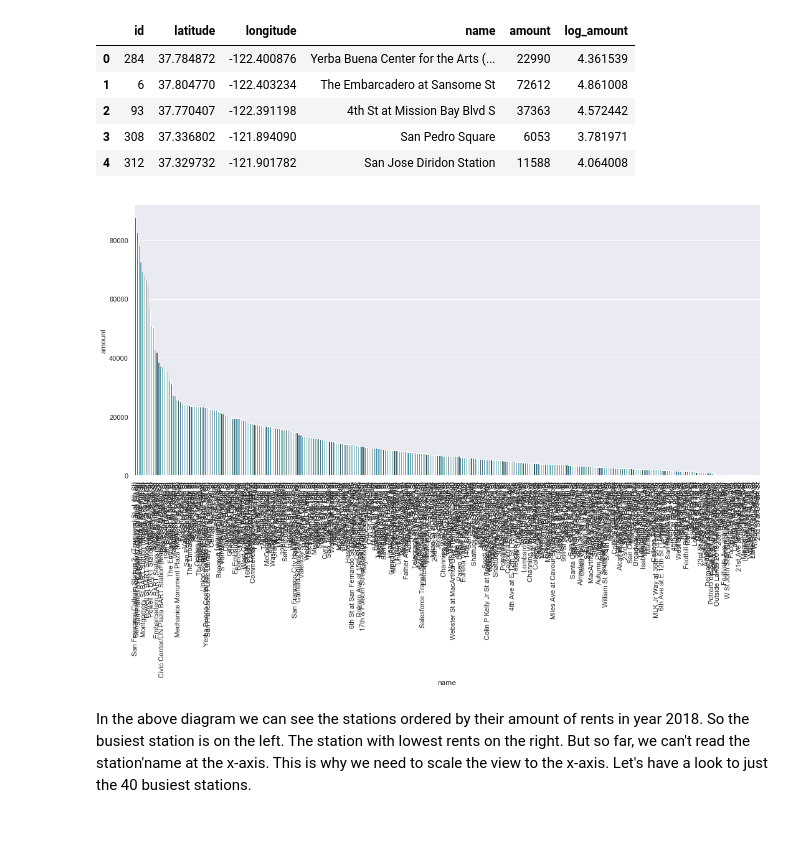
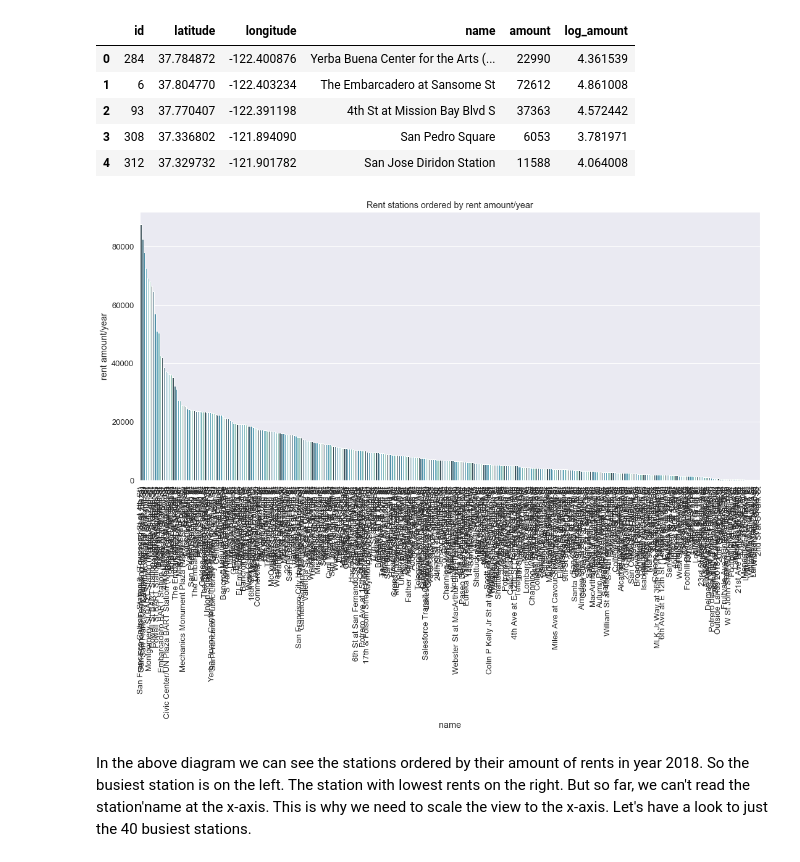
Before and after one commit to resa89/DataAnalystND, a Jupyter notebook: 07_CommunicatingDataFindings/wrangle_act.ipynb, the cells around one changed output. Saved outputs shown, nothing was run; the diff lists cells and outputs as text; code cells hidden in the pictures; blank space fills up the shorter version.

```diff
--- a/07_CommunicatingDataFindings/wrangle_act.ipynb
+++ b/07_CommunicatingDataFindings/wrangle_act.ipynb
@@ -1193,13 +1240,15 @@ rush_stations.head()
 | 3 | 308 | 37.336802 | -121.894090 | San Pedro Square | 6053 | 3.781971 |
 | 4 | 312 | 37.329732 | -121.901782 | San Jose Diridon Station | 11588 | 4.064008 |
 # %%
-sns.set(rc={'figure.figsize':(18,8)})
-
 result = rush_stations.groupby(["name"])['amount'].aggregate(np.median).reset_index().sort_values('amount')
-sns.barplot(x='name', y="amount", data=rush_stations, order=result['name'].iloc[::-1], palette=sns.color_palette("GnBu_d"))
+fig, ax = fig, ax = plt.subplots()
+fig.set_size_inches(18, 8)
+ax = sns.barplot(x='name', y="amount", data=rush_stations, order=result['name'].iloc[::-1], palette=sns.color_palette("GnBu_d"))
+ax.set_ylabel('rent amount/year')
+plt.title('Rent stations ordered by rent amount/year')
 plt.xticks(rotation=90);
 # %% [output]
-[figure, old version]
+[figure, new version]
 # %% [markdown]
 In the above diagram we can see the stations ordered by their amount of rents in year 2018. So the busiest station is on the left. The station with lowest rents on the right. But so far, we can't read the station'name at the x-axis. This is why we need to scale the view to the x-axis. Let's have a look to just the 40 busiest stations.
 # %%
```
Also changed, not shown: parts of 9 cells of this notebook.
